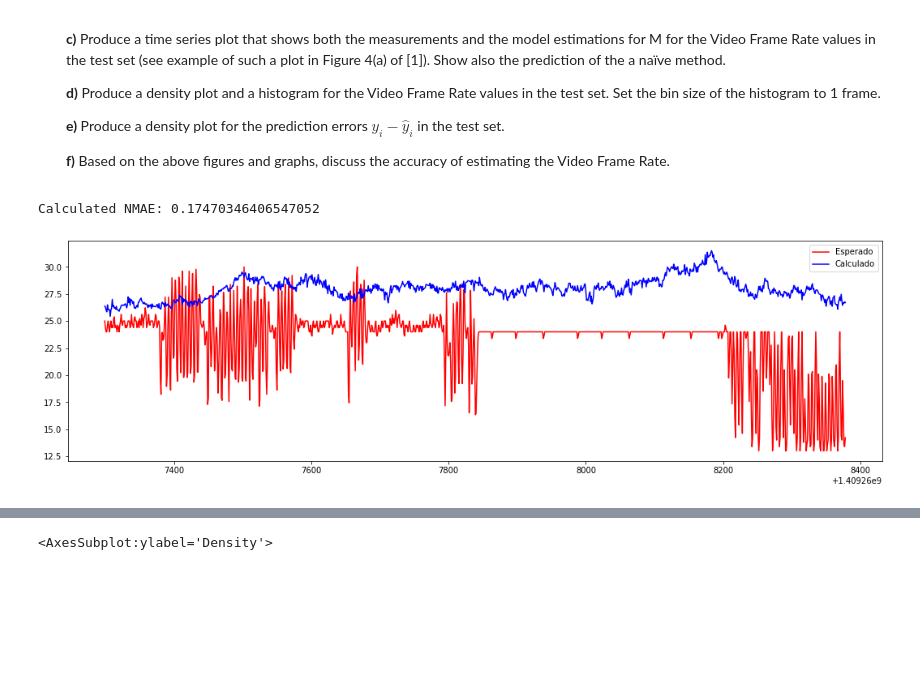
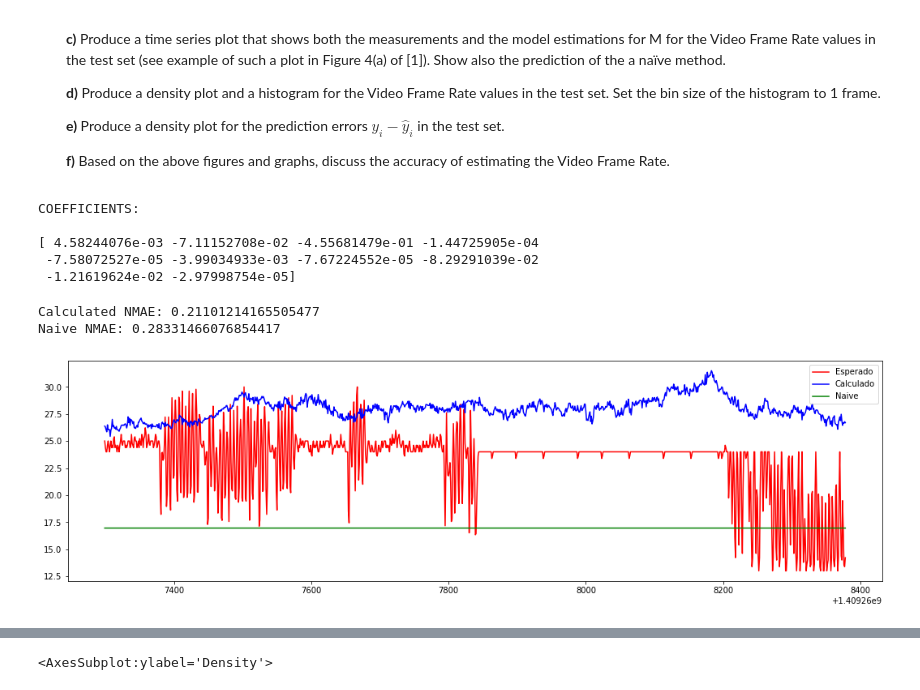
Before and after one commit to jabolina/pgc308a, a Jupyter notebook: task2.ipynb, the cells around one changed output, grey strips where cells are left out. Cells and saved outputs as stored; diff of their text form; code cells hidden in the pictures; blank space fills up the shorter version.

```diff
--- a/task2.ipynb
+++ b/task2.ipynb
@@ -20,6 +20,7 @@ Esse trecho devemos calcular estatisticas utilizando as metricas coletadas, util
 import pandas as pd
 from sklearn import linear_model
 import matplotlib.pyplot as pp
+import numpy as np
 
 x_data = pd.read_csv('./data/X.csv')
 y_output = pd.read_csv('./data/Y.csv')
@@ -28,12 +29,25 @@ y_output = pd.read_csv('./data/Y.csv')
 up_to = 2520
 x_train, x_test, y_train, y_test = x_data[:up_to], x_data[up_to:], y_output[:up_to], y_output[up_to:]
 
+# Calculating the naive method prediction (Simple mean of the training set)
+y_naive = list(map(lambda record: y_train['DispFrames'].mean(), y_test['DispFrames']))
+
 # Create and train the model using the data.
 model = linear_model.LinearRegression()
 model.fit(x_train, y_train['DispFrames'])
 
 # Predict some values.
 y_pred = model.predict(x_test)
+
+# Coefficients
+print("COEFFICIENTS:\n")
+print(model.coef_)
+# %% [output]
+COEFFICIENTS:
+
+[ 4.58244076e-03 -7.11152708e-02 -4.55681479e-01 -1.44725905e-04
+ -7.58072527e-05 -3.99034933e-03 -7.67224552e-05 -8.29291039e-02
+ -1.21619624e-02 -2.97998754e-05]
 # %%
 def absolute_errors(expected, found):
     return [abs(y1 - y2) for (y1, y2) in zip(expected, found)]
@@ -42,19 +56,22 @@ def mean_errors(expected, found):
     return sum(absolute_errors(expected, found)) / len(expected)
 
 def normalized_mean_absolute_error(expected, found):
-    return mean_errors(expected, found) / found.mean()
+    return mean_errors(expected, found) / expected.mean()
 
 print('Calculated NMAE:', normalized_mean_absolute_error(y_test['DispFrames'], y_pred))
+print('Naive NMAE:', normalized_mean_absolute_error(y_test['DispFrames'], y_naive))
 # %% [output]
-Calculated NMAE: 0.17470346406547052
+Calculated NMAE: 0.21101214165505477
+Naive NMAE: 0.28331466076854417
 # %%
 pp.figure(figsize=(18,5))
 
 timestamps = y_test['TimeStamp']
 
 pp.plot(timestamps, y_test['DispFrames'], 'r')
 pp.plot(timestamps, y_pred, 'b')
-pp.legend(['Esperado', 'Calculado'])
+pp.plot(timestamps, y_naive, 'g')
+pp.legend(['Esperado', 'Calculado', 'Naive'])
 pp.show()
 # %% [output]
-[figure, old version]
+[figure, new version]
```
Also changed, not shown: parts of 3 cells of this notebook, 1 other file.
